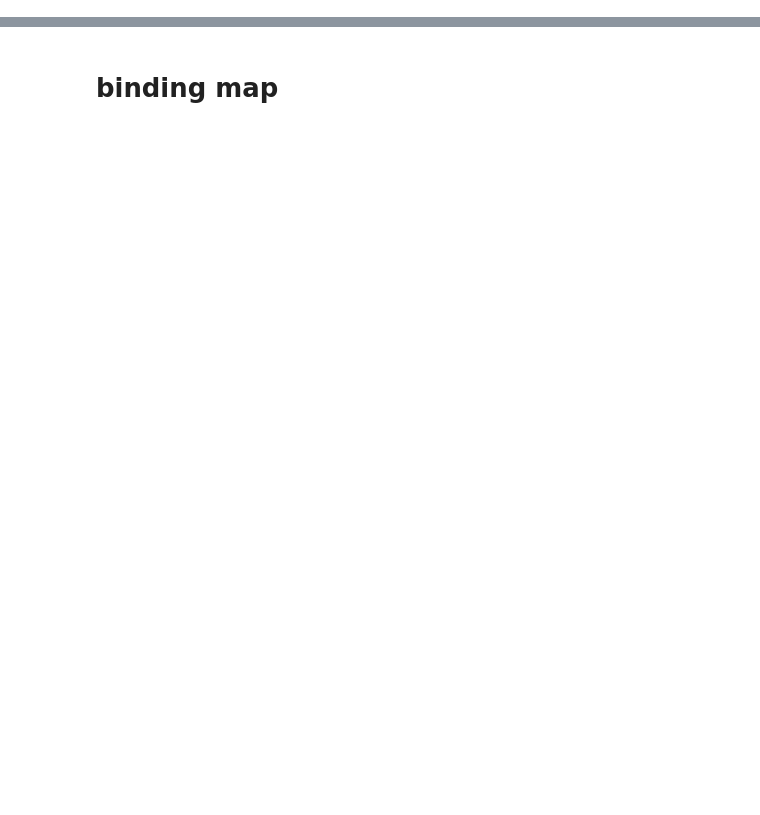
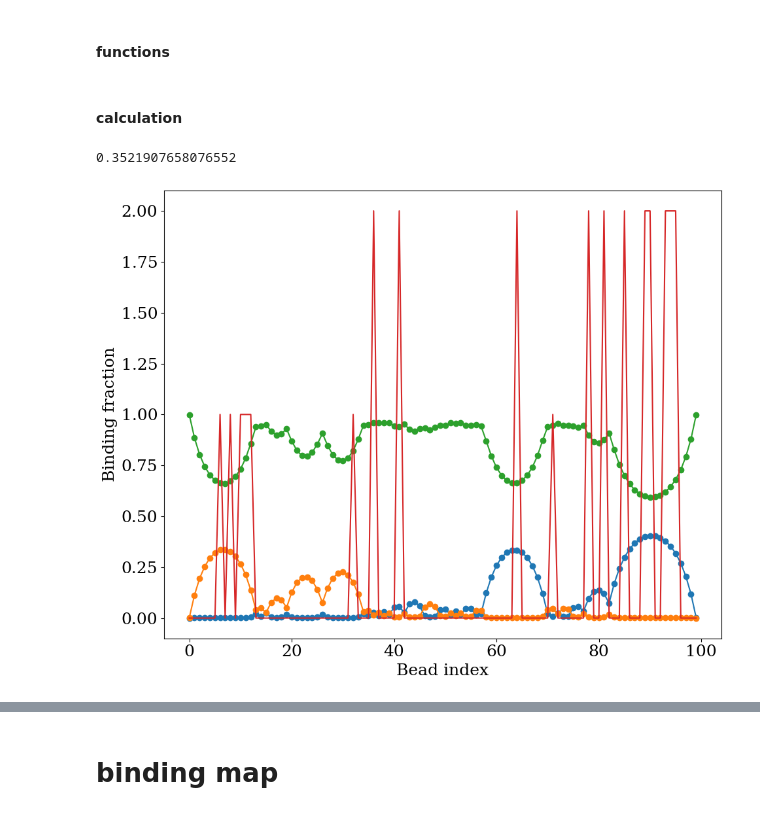
Before and after one commit to tmhabte/wlcsim_membrane, a Jupyter notebook: binder_diblock/paper_figures_dev.ipynb, the cells around one changed output, grey strips where cells are left out. Drawn from its saved outputs; the diff is of its cells as text; code cells hidden in the pictures; blank space fills up the shorter version.

```diff
--- a/binder_diblock/paper_figures_dev.ipynb
+++ b/binder_diblock/paper_figures_dev.ipynb
@@ -11,0 +16,2 @@ import matplotlib as mpl
+# %% [markdown]
+#### functions
@@ -11,0 +307,6 @@ import matplotlib as mpl
+# %% [markdown]
+#### calculation
+# %%
+np.random.rand()
+# %% [output]
+0.3521907658076552
@@ -11,0 +350,23 @@ import matplotlib as mpl
+# %%
+plt.figure(figsize=(10,8))
+font = {'family' : 'serif',
+        'weight':'normal',
+        'size': 18}
+plt.rc('font', **font)
+
+plt.plot(phia,'o-')
+plt.plot(phib,'o-')
+plt.plot(phiu,'o-')
+
+plt.plot(identity)
+# plt.plot(sig)
+# plt.plot(np.array([0, nm - 1]), np.array([phia_chk, phia_chk]),'--')
+# plt.plot(np.array([0, nm - 1]), np.array([phib_chk, phib_chk]),'--')
+
+plt.xlabel(r'Bead index')
+
+plt.ylabel(r'Binding fraction')
+plt.tight_layout()
+plt.show()
+# %% [output]
+[figure, added]
```
Also changed, not shown: parts of 34 cells of this notebook.
